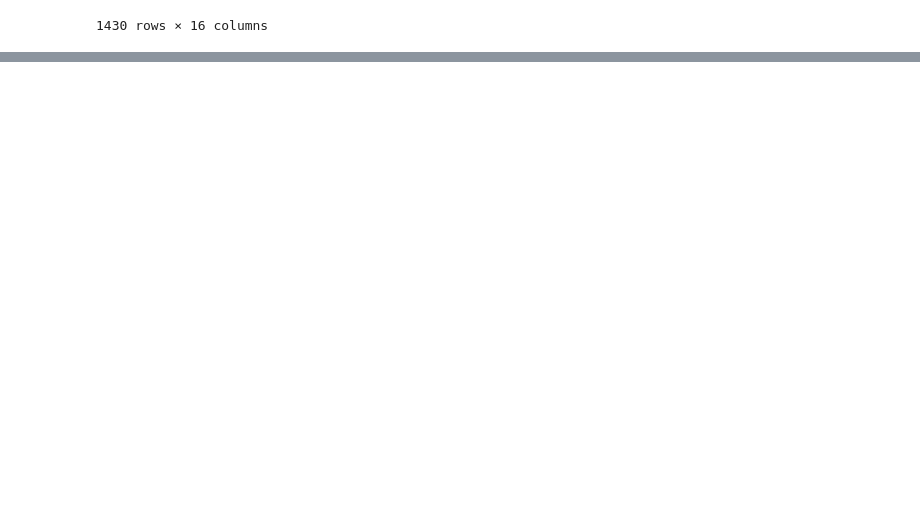
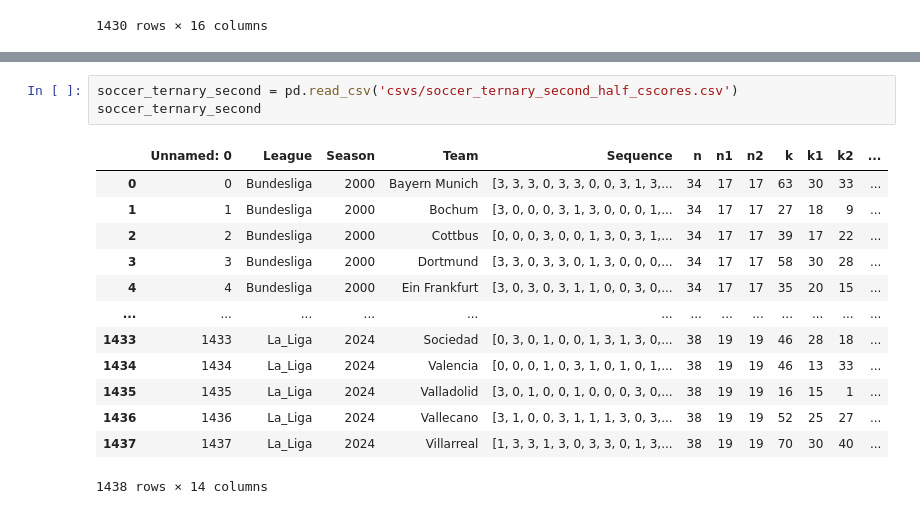
Before and after one commit to RyanRegalado/Win-Loss-Sequences-Sp2026, a Jupyter notebook: output/generalized_cscores_figures.ipynb, the cells around one changed output, grey strips where cells are left out. Saved outputs shown, nothing was run; the diff lists cells and outputs as text; blank space fills up the shorter version.

```diff
--- a/output/generalized_cscores_figures.ipynb
+++ b/output/generalized_cscores_figures.ipynb
@@ -818,0 +836,17 @@ master[master['type']=='soccer_ternary']
+# %%
+soccer_ternary_second = pd.read_csv('csvs/soccer_ternary_second_half_cscores.csv')
+soccer_ternary_second
+# %% [output]
+|  | Unnamed: 0 | League | Season | Team | Sequence | n | n1 | n2 | k | k1 | k2 | ... |
+| 0 | 0 | Bundesliga | 2000 | Bayern Munich | [3, 3, 3, 0, 3, 3, 0, 0, 3, 1, 3,... | 34 | 17 | 17 | 63 | 30 | 33 | ... |
+| 1 | 1 | Bundesliga | 2000 | Bochum | [3, 0, 0, 0, 3, 1, 3, 0, 0, 0, 1,... | 34 | 17 | 17 | 27 | 18 | 9 | ... |
+| 2 | 2 | Bundesliga | 2000 | Cottbus | [0, 0, 0, 3, 0, 0, 1, 3, 0, 3, 1,... | 34 | 17 | 17 | 39 | 17 | 22 | ... |
+| 3 | 3 | Bundesliga | 2000 | Dortmund | [3, 3, 0, 3, 3, 0, 1, 3, 0, 0, 0,... | 34 | 17 | 17 | 58 | 30 | 28 | ... |
+| 4 | 4 | Bundesliga | 2000 | Ein Frankfurt | [3, 0, 3, 0, 3, 1, 1, 0, 0, 3, 0,... | 34 | 17 | 17 | 35 | 20 | 15 | ... |
+| ... | ... | ... | ... | ... | ... | ... | ... | ... | ... | ... | ... | ... |
+| 1433 | 1433 | La_Liga | 2024 | Sociedad | [0, 3, 0, 1, 0, 0, 1, 3, 1, 3, 0,... | 38 | 19 | 19 | 46 | 28 | 18 | ... |
+| 1434 | 1434 | La_Liga | 2024 | Valencia | [0, 0, 0, 1, 0, 3, 1, 0, 1, 0, 1,... | 38 | 19 | 19 | 46 | 13 | 33 | ... |
+| 1435 | 1435 | La_Liga | 2024 | Valladolid | [3, 0, 1, 0, 0, 1, 0, 0, 0, 3, 0,... | 38 | 19 | 19 | 16 | 15 | 1 | ... |
+| 1436 | 1436 | La_Liga | 2024 | Vallecano | [3, 1, 0, 0, 3, 1, 1, 1, 3, 0, 3,... | 38 | 19 | 19 | 52 | 25 | 27 | ... |
+| 1437 | 1437 | La_Liga | 2024 | Villarreal | [1, 3, 3, 1, 3, 0, 3, 3, 0, 1, 3,... | 38 | 19 | 19 | 70 | 30 | 40 | ... |
+1438 rows × 14 columns
```
Also changed, not shown: parts of 15 cells of this notebook.
